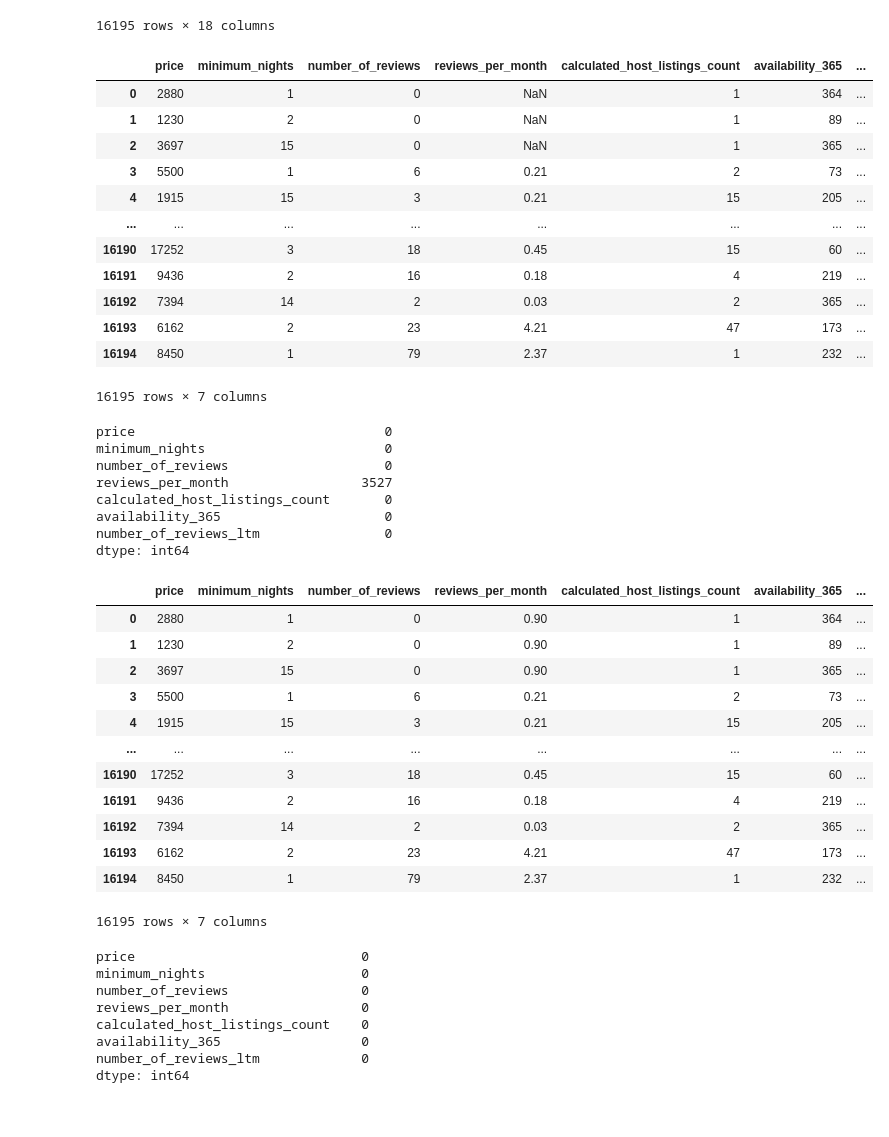
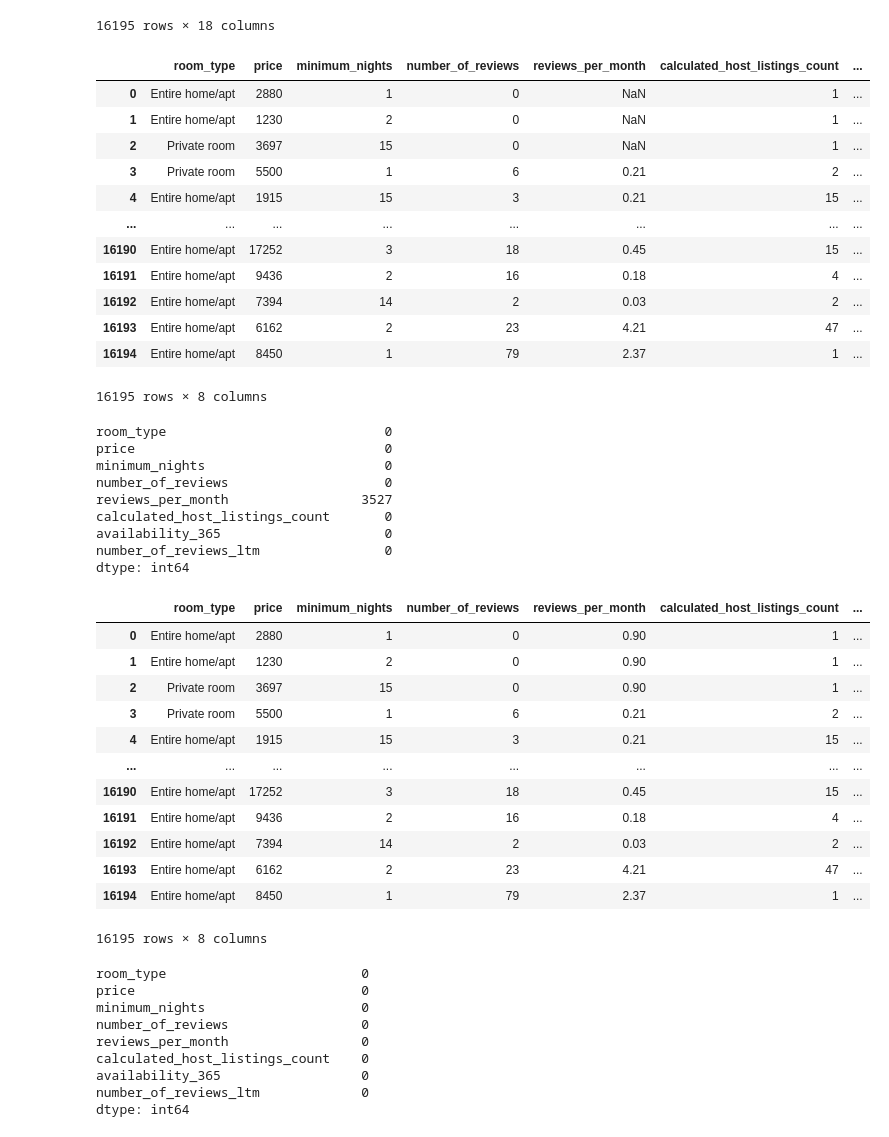
Before and after one commit to MaferLedmar/Actividad-2-Reto, a Jupyter notebook: BuenosAires.ipynb, the cells around one changed output. Cells and saved outputs as stored; diff of their text form; code cells hidden in the pictures.

```diff
--- a/BuenosAires.ipynb
+++ b/BuenosAires.ipynb
@@ -26,28 +26,29 @@ df_Argentina
 # %%
 #Eliminamos columnas innecesarias para el análisis actual
 data = df_Argentina.copy()
-data.drop(['id', 'host_id', 'host_name', 'neighbourhood_group', 'neighbourhood', 'latitude', 'longitude','name', 'license', 'room_type', 'last_review'],
+data.drop(['id', 'host_id', 'host_name', 'neighbourhood_group', 'neighbourhood', 'latitude', 'longitude','name', 'license', 'last_review'],
  axis = 'columns', inplace=True)
 data
 # %% [output]
-|  | price | minimum_nights | number_of_reviews | reviews_per_month | calculated_host_listings_count | availability_365 | ... |
-| 0 | 2880 | 1 | 0 | NaN | 1 | 364 | ... |
-| 1 | 1230 | 2 | 0 | NaN | 1 | 89 | ... |
-| 2 | 3697 | 15 | 0 | NaN | 1 | 365 | ... |
-| 3 | 5500 | 1 | 6 | 0.21 | 2 | 73 | ... |
-| 4 | 1915 | 15 | 3 | 0.21 | 15 | 205 | ... |
+|  | room_type | price | minimum_nights | number_of_reviews | reviews_per_month | calculated_host_listings_count | ... |
+| 0 | Entire home/apt | 2880 | 1 | 0 | NaN | 1 | ... |
+| 1 | Entire home/apt | 1230 | 2 | 0 | NaN | 1 | ... |
+| 2 | Private room | 3697 | 15 | 0 | NaN | 1 | ... |
+| 3 | Private room | 5500 | 1 | 6 | 0.21 | 2 | ... |
+| 4 | Entire home/apt | 1915 | 15 | 3 | 0.21 | 15 | ... |
 | ... | ... | ... | ... | ... | ... | ... | ... |
-| 16190 | 17252 | 3 | 18 | 0.45 | 15 | 60 | ... |
-| 16191 | 9436 | 2 | 16 | 0.18 | 4 | 219 | ... |
-| 16192 | 7394 | 14 | 2 | 0.03 | 2 | 365 | ... |
-| 16193 | 6162 | 2 | 23 | 4.21 | 47 | 173 | ... |
-| 16194 | 8450 | 1 | 79 | 2.37 | 1 | 232 | ... |
+| 16190 | Entire home/apt | 17252 | 3 | 18 | 0.45 | 15 | ... |
+| 16191 | Entire home/apt | 9436 | 2 | 16 | 0.18 | 4 | ... |
+| 16192 | Entire home/apt | 7394 | 14 | 2 | 0.03 | 2 | ... |
+| 16193 | Entire home/apt | 6162 | 2 | 23 | 4.21 | 47 | ... |
+| 16194 | Entire home/apt | 8450 | 1 | 79 | 2.37 | 1 | ... |
-16195 rows × 7 columns
+16195 rows × 8 columns
 # %%
 #Detectamos valores nulos
 valores_nulos = data.isnull().sum()
 valores_nulos
 # %% [output]
+room_type                            0
 price                                0
 minimum_nights                       0
 number_of_reviews                    0
@@ -63,25 +64,26 @@ data2=data.copy()
 data2["reviews_per_month"]=data2["reviews_per_month"].fillna(round(data["reviews_per_month"].mean(),1))
 data2
 # %% [output]
-|  | price | minimum_nights | number_of_reviews | reviews_per_month | calculated_host_listings_count | availability_365 | ... |
-| 0 | 2880 | 1 | 0 | 0.90 | 1 | 364 | ... |
-| 1 | 1230 | 2 | 0 | 0.90 | 1 | 89 | ... |
-| 2 | 3697 | 15 | 0 | 0.90 | 1 | 365 | ... |
-| 3 | 5500 | 1 | 6 | 0.21 | 2 | 73 | ... |
-| 4 | 1915 | 15 | 3 | 0.21 | 15 | 205 | ... |
+|  | room_type | price | minimum_nights | number_of_reviews | reviews_per_month | calculated_host_listings_count | ... |
+| 0 | Entire home/apt | 2880 | 1 | 0 | 0.90 | 1 | ... |
+| 1 | Entire home/apt | 1230 | 2 | 0 | 0.90 | 1 | ... |
+| 2 | Private room | 3697 | 15 | 0 | 0.90 | 1 | ... |
+| 3 | Private room | 5500 | 1 | 6 | 0.21 | 2 | ... |
+| 4 | Entire home/apt | 1915 | 15 | 3 | 0.21 | 15 | ... |
 | ... | ... | ... | ... | ... | ... | ... | ... |
-| 16190 | 17252 | 3 | 18 | 0.45 | 15 | 60 | ... |
-| 16191 | 9436 | 2 | 16 | 0.18 | 4 | 219 | ... |
-| 16192 | 7394 | 14 | 2 | 0.03 | 2 | 365 | ... |
-| 16193 | 6162 | 2 | 23 | 4.21 | 47 | 173 | ... |
-| 16194 | 8450 | 1 | 79 | 2.37 | 1 | 232 | ... |
+| 16190 | Entire home/apt | 17252 | 3 | 18 | 0.45 | 15 | ... |
+| 16191 | Entire home/apt | 9436 | 2 | 16 | 0.18 | 4 | ... |
+| 16192 | Entire home/apt | 7394 | 14 | 2 | 0.03 | 2 | ... |
+| 16193 | Entire home/apt | 6162 | 2 | 23 | 4.21 | 47 | ... |
+| 16194 | Entire home/apt | 8450 | 1 | 79 | 2.37 | 1 | ... |
-16195 rows × 7 columns
+16195 rows × 8 columns
 # %%
 #Corroboramos que no existan valores nulos
 #Detectamos valores nulos
 valores_nulos = data2.isnull().sum()
 valores_nulos
 # %% [output]
+room_type                         0
 price                             0
 minimum_nights                    0
 number_of_reviews                 0
```
Also changed, not shown: parts of 3 cells of this notebook, 3 other files.
